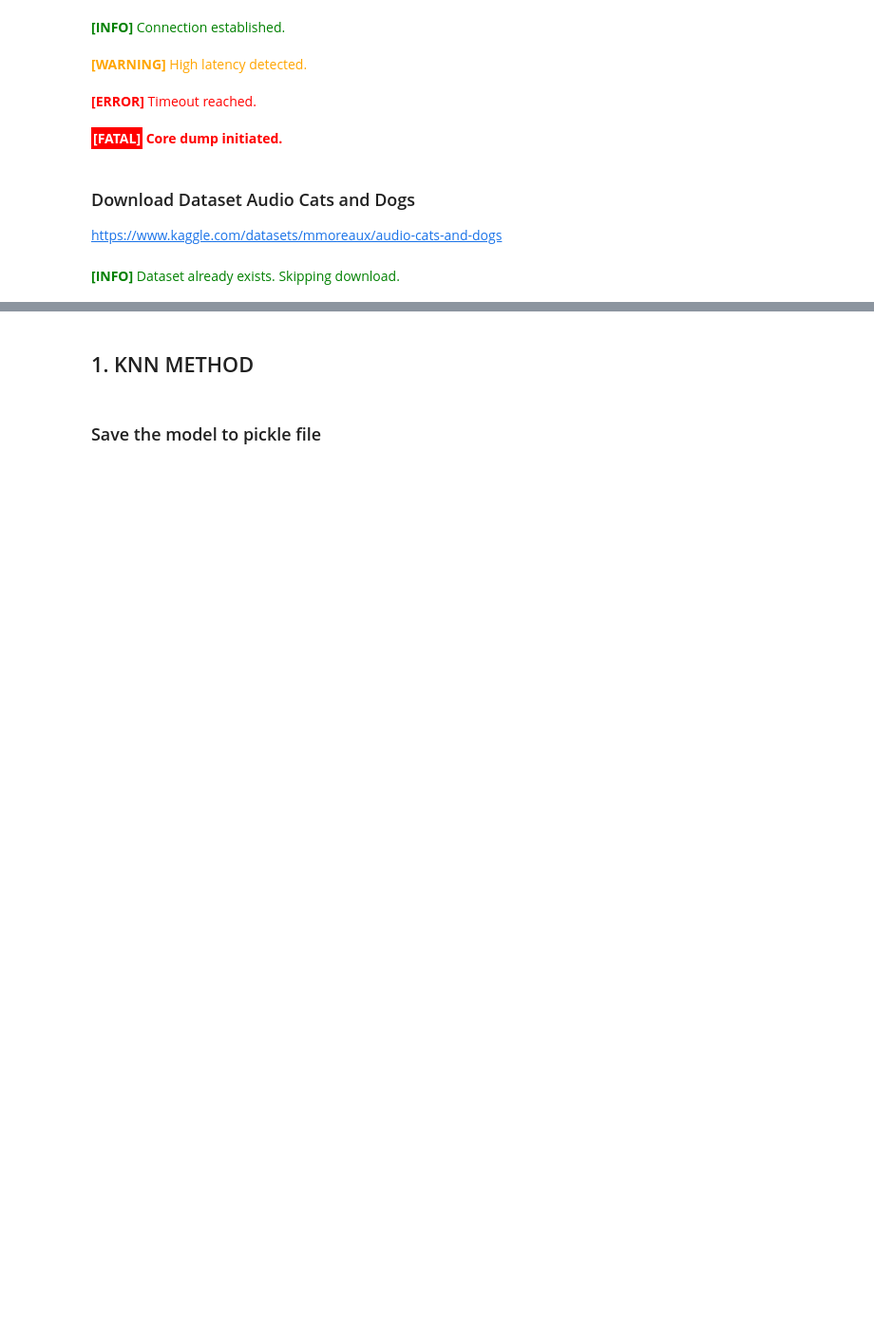
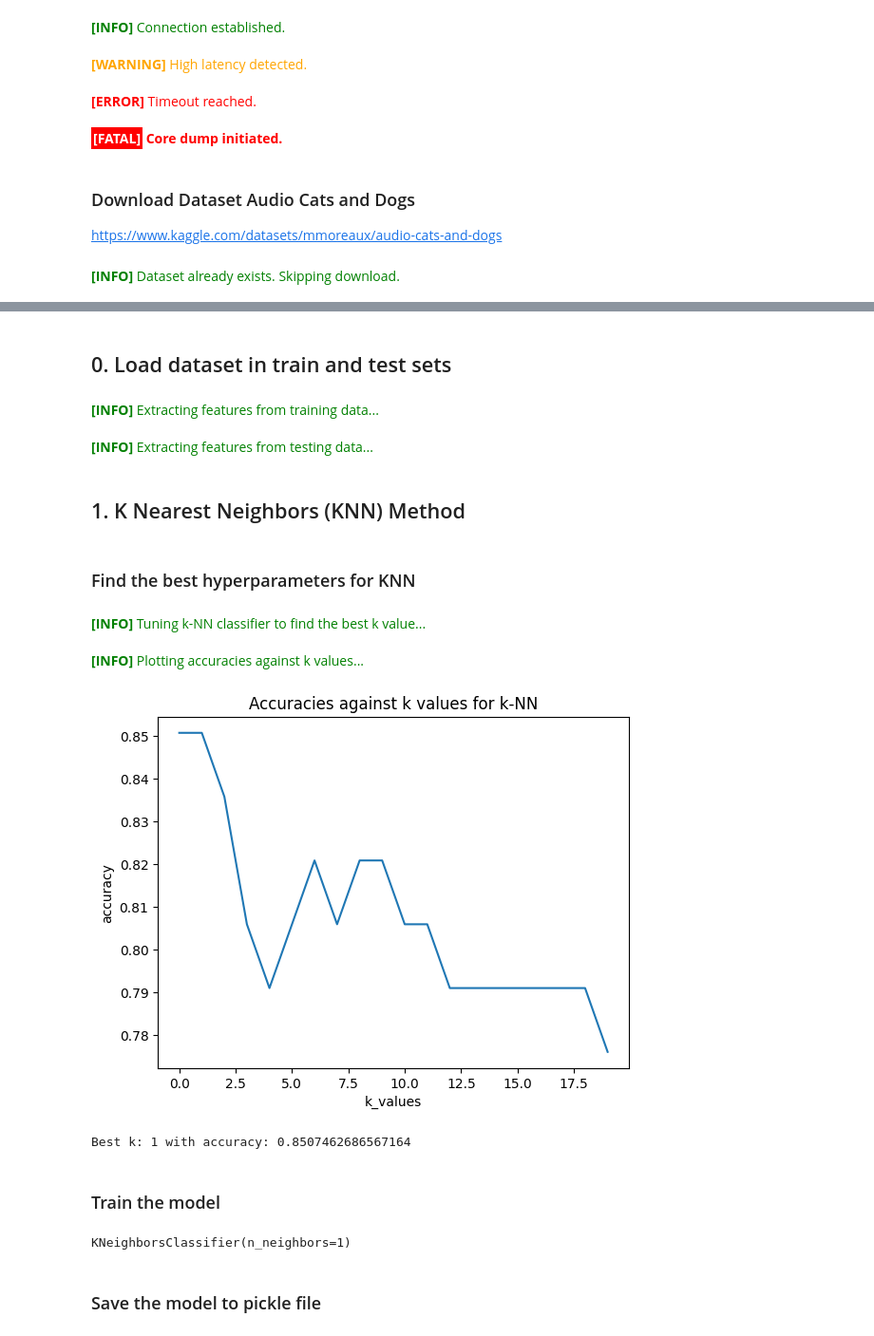
Before and after one commit to basilelt/fouille-de-donnees, a Jupyter notebook: TP/tp.ipynb, the cells around one changed output, grey strips where cells are left out. Shown at 95% size. Saved outputs shown, nothing was run; the diff lists cells and outputs as text; code cells hidden in the pictures; blank space fills up the shorter version.

```diff
--- a/TP/tp.ipynb
+++ b/TP/tp.ipynb
@@ -98,2 +175,66 @@ print(tts.head(4))
+# %% [markdown]
+## 0. Load dataset in train and test sets
+# %%
+# Train data
+print_info("Extracting features from training data...")
+train_cat_path = f"{download_path}/cats_dogs/train/cat"
+train_dog_path = f"{download_path}/cats_dogs/train/dog"
+X_cat_train, y_cat_train = extract_features_from_directory(train_cat_path, label=0)
+X_dog_train, y_dog_train = extract_features_from_directory(train_dog_path, label=1)
+
+X_train = np.array(X_cat_train + X_dog_train)
+y_train = np.array(y_cat_train + y_dog_train)
+
+
+# Test data
+print_info("Extracting features from testing data...")
+test_cat_path = f"{download_path}/cats_dogs/test/cats"
+test_dog_path = f"{download_path}/cats_dogs/test/test"
+X_cat_test, y_cat_test = extract_features_from_directory(test_cat_path, label=0)
+X_dog_test, y_dog_test = extract_features_from_directory(test_dog_path, label=1)
+
+X_test = np.array(X_cat_test + X_dog_test)
+y_test = np.array(y_cat_test + y_dog_test)
+# %% [output]
+[INFO] Extracting features from training data...
+[INFO] Extracting features from testing data...
 # %% [markdown]
-## 1. KNN METHOD
+## 1. K Nearest Neighbors (KNN) Method
+# %% [markdown]
+### Find the best hyperparameters for KNN
+# %%
+# Iterate through the k values, train a k-NN model, and record the accuracy
+print_info("Tuning k-NN classifier to find the best k value...")
+k_values = range(1, 21)
+accuracies = list()
+
+for k in k_values:
+    knn_classifier = KNeighborsClassifier(n_neighbors=k, weights='uniform')
+    knn_classifier.fit(X_train, y_train)
+    knn_y_pred = knn_classifier.predict(X_test)
+    accuracy = accuracy_score(y_test, knn_y_pred)
+    accuracies.append(accuracy)
+# %% [output]
+[INFO] Tuning k-NN classifier to find the best k value...
+# %%
+# Plot the accuracies against the k values
+print_info("Plotting accuracies against k values...")
+plt.plot(accuracies)
+plt.xlabel("k_values")
+plt.ylabel("accuracy")
+plt.title("Accuracies against k values for k-NN")
+plt.show()
+
+k = k_values[np.argmax(accuracies)]
+print(f"Best k: {k} with accuracy: {max(accuracies)}")
+# %% [output]
+[INFO] Plotting accuracies against k values...
+[figure, added]
+Best k: 1 with accuracy: 0.8507462686567164
+# %% [markdown]
+### Train the model
+# %%
+knn = KNeighborsClassifier(n_neighbors=k)
+knn.fit(X_train, y_train)
+# %% [output]
+KNeighborsClassifier(n_neighbors=1)
```
Also changed, not shown: parts of 12 cells of this notebook, 1 other file.
